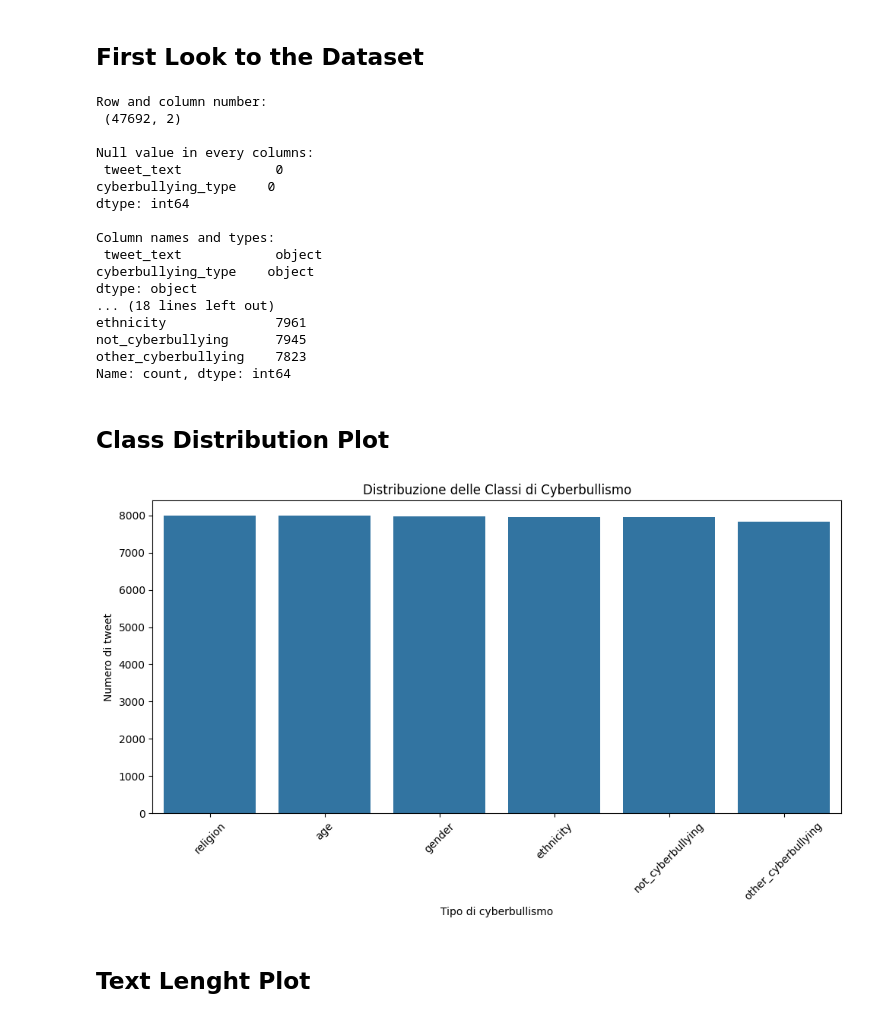
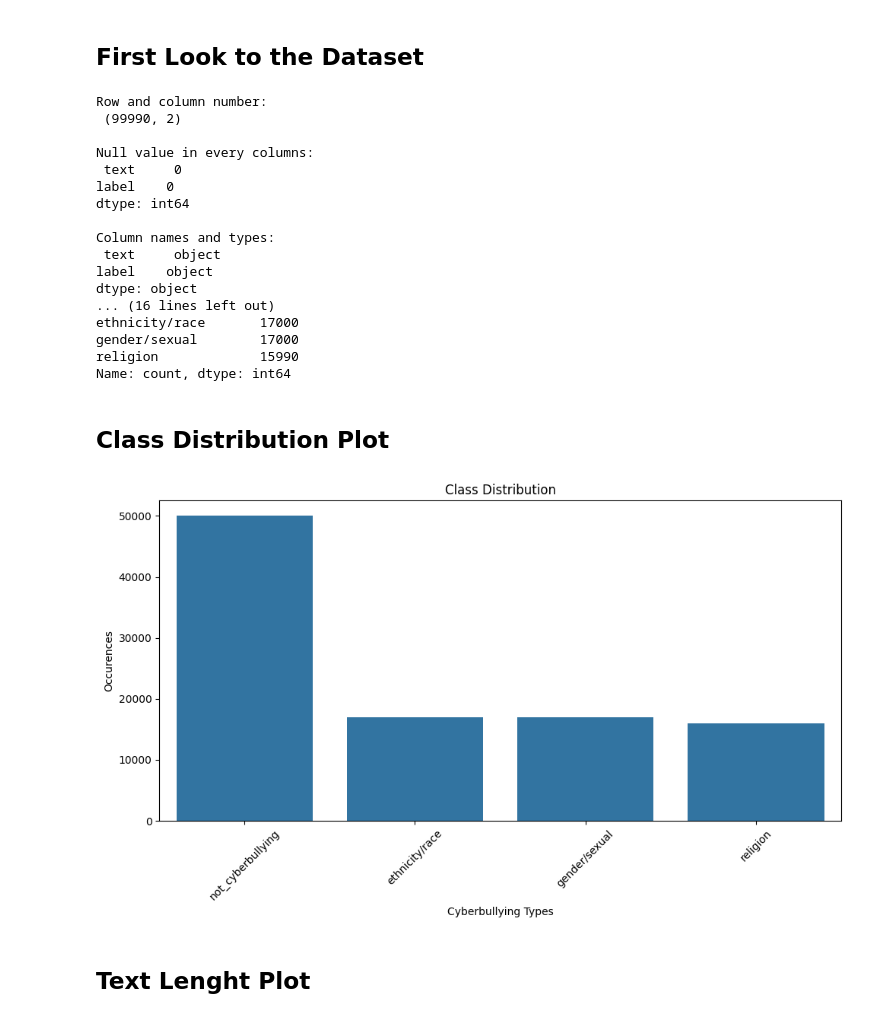
Before and after one commit to msegreto/CyberbullismDetection, a Jupyter notebook: notebook/1_DataVisualization.ipynb, the cells around one changed output. Drawn from its saved outputs; the diff is of its cells as text; code cells hidden in the pictures.

```diff
--- a/notebook/1_DataVisualization.ipynb
+++ b/notebook/1_DataVisualization.ipynb
@@ -17,7 +17,7 @@ from utils.text_preprocessing import preprocess_text
 ## First Look to the Dataset
 # %%
 # Dataset loading
-df = pd.read_csv("../dataset/cyberbullying_tweets.csv")
+df = pd.read_csv("../dataset/cb_multi_labeled_balanced.csv")
 
 # Some quality controll
 print("Row and column number:\n", df.shape)
@@ -28,38 +28,38 @@ print("\nDataset Info:")
 print(df.info())
 
 print("\nClass Distribution:")
-print(df["cyberbullying_type"].value_counts())
+print(df["label"].value_counts())
 # %% [output]
 Row and column number:
- (47692, 2)
+ (99990, 2)
 
 Null value in every columns:
- tweet_text            0
-cyberbullying_type    0
+ text     0
+label    0
 dtype: int64
 
 Column names and types:
- tweet_text            object
-cyberbullying_type    object
+ text     object
+label    object
 dtype: object
-... (18 lines left out)
-ethnicity              7961
-not_cyberbullying      7945
-other_cyberbullying    7823
+... (16 lines left out)
+ethnicity/race       17000
+gender/sexual        17000
+religion             15990
 Name: count, dtype: int64
 # %% [markdown]
 ## Class Distribution Plot
 # %%
 plt.figure(figsize=(10, 6))
-sns.countplot(data=df, x='cyberbullying_type', order=df['cyberbullying_type'].value_counts().index)
-plt.title('Distribuzione delle Classi di Cyberbullismo')
-plt.xlabel('Tipo di cyberbullismo')
-plt.ylabel('Numero di tweet')
+sns.countplot(data=df, x='label', order=df['label'].value_counts().index)
+plt.title('Class Distribution')
+plt.xlabel('Cyberbullying Types')
+plt.ylabel('Occurences')
 plt.xticks(rotation=45)
 plt.tight_layout()
 plt.show()
 # %% [output]
-[figure, old version]
+[figure, new version]
 # %% [markdown]
 ## Text Lenght Plot
 # %%
```
Also changed, not shown: parts of 4 cells of this notebook, 29 other files.
